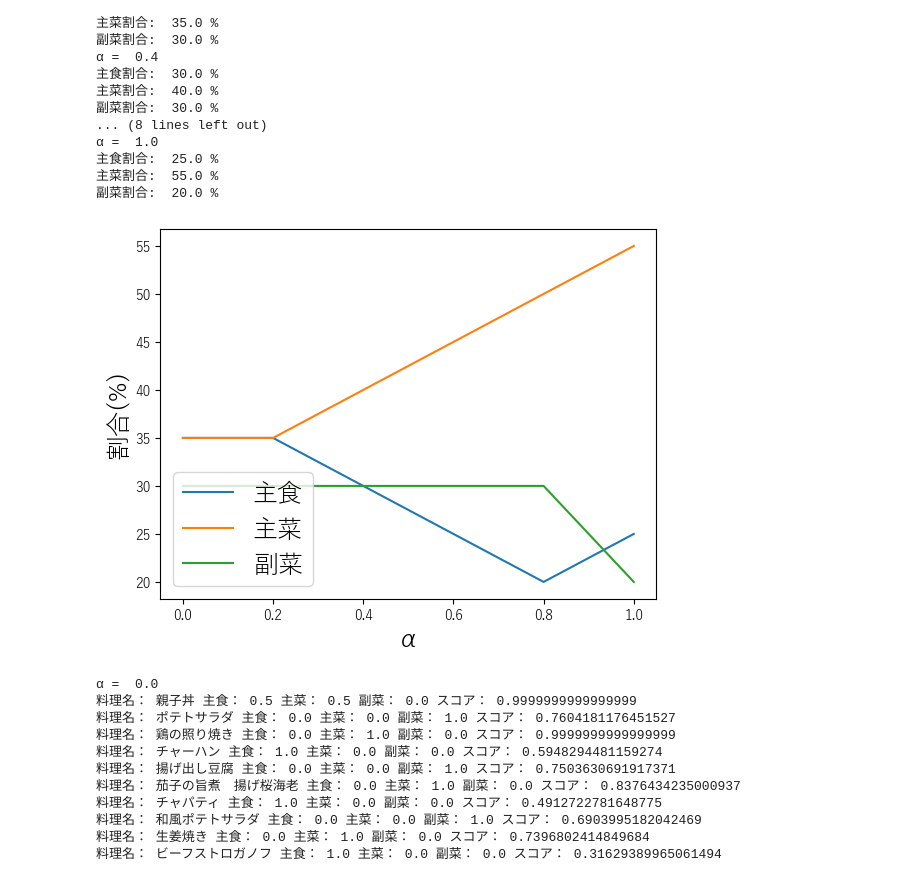
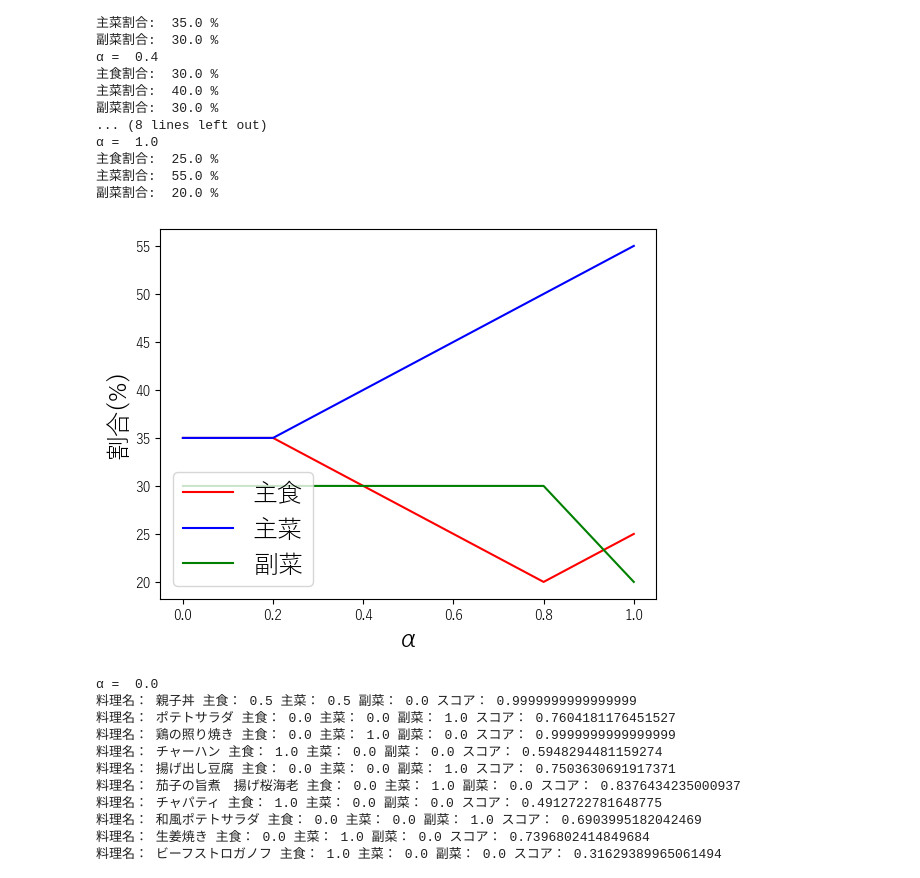
Before and after one commit to rin-m/RecipeSearch, a Jupyter notebook: out_ranking_ver2.ipynb, the cells around one changed output. Drawn from its saved outputs; the diff is of its cells as text; code cells hidden in the pictures.

```diff
--- a/out_ranking_ver2.ipynb
+++ b/out_ranking_ver2.ipynb
@@ -307,22 +307,22 @@ for alpha_index, alpha in enumerate(alpha_list):
 # %%
 X = alpha_list
 
 plt.xlabel("α", fontsize=18)
 plt.ylabel("割合(%)",  fontsize=18)
 
 
 #グラフプロット準備
-plt.plot(X, Y_syusyoku, label="主食")
-plt.plot(X, Y_syusai, label="主菜")
-plt.plot(X, Y_hukusai, label="副菜")
+plt.plot(X, Y_syusyoku, label="主食", color="red")
+plt.plot(X, Y_syusai, label="主菜", color="blue")
+plt.plot(X, Y_hukusai, label="副菜", color="green")
 
 
 plt.legend(loc="lower left", fontsize=18)
 
 #グラフ出力
 plt.show()
 # %% [output]
-[figure, old version]
+[figure, new version]
 # %%
 Y_syusyoku = []
 Y_syusai = []
```
